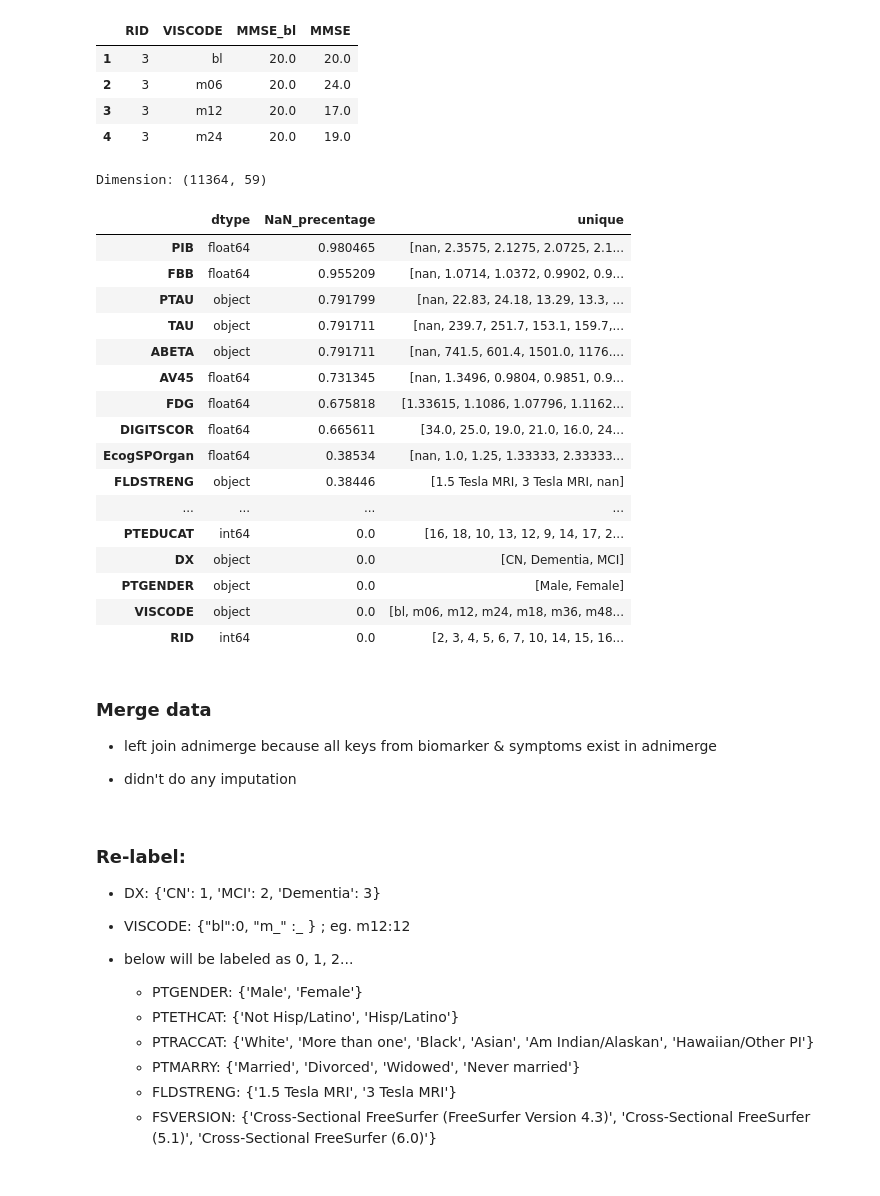
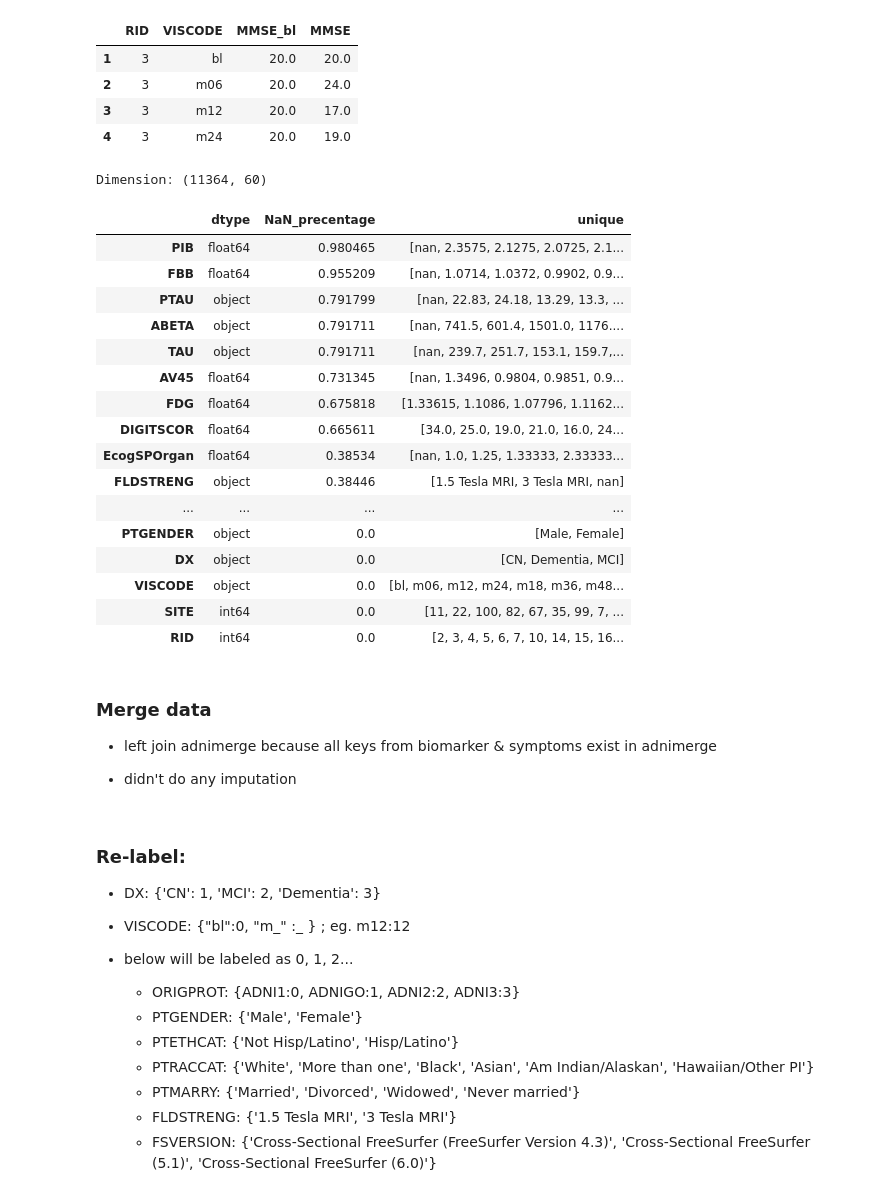
Before and after one commit to tctsung/AD_boosting, a Jupyter notebook: adni_merge.ipynb, the cells around one changed output. Drawn from its saved outputs; the diff is of its cells as text; code cells hidden in the pictures.

```diff
--- a/adni_merge.ipynb
+++ b/adni_merge.ipynb
@@ -181,32 +198,32 @@ check_bl.loc[check_bl["RID"]==3]
 # %%
 # adnimerge_r.loc[adnimerge_r["ORIGPROT"]=="ADNI3"]["VISCODE"].value_counts()
 # > ADNI3 still have quite a few time points
 adnimerge = adnimerge_r.loc[:,
                   ~(adnimerge_r.columns.str.contains('(DATE|Month|Year)')) & # drop date related feature
                   ~(adnimerge_r.columns.str.contains('_bl$'))
                ].reset_index(drop=True)
-adnimerge.drop(['COLPROT',"ORIGPROT","PTID",'update_stamp','M'], axis=1, inplace=True)
+adnimerge.drop(['COLPROT',"PTID",'update_stamp','M'], axis=1, inplace=True)
 adnimerge = adnimerge.loc[~adnimerge["DX"].isnull()]
 d_overview(adnimerge)
 # adnimerge.VISCODE[adnimerge.VISCODE.isnull()]  # no missing in VISCODE
 # %% [output]
-Dimension: (11364, 59)
+Dimension: (11364, 60)
 |  | dtype | NaN_precentage | unique |
 | PIB | float64 | 0.980465 | [nan, 2.3575, 2.1275, 2.0725, 2.1... |
 | FBB | float64 | 0.955209 | [nan, 1.0714, 1.0372, 0.9902, 0.9... |
 | PTAU | object | 0.791799 | [nan, 22.83, 24.18, 13.29, 13.3, ... |
+| ABETA | object | 0.791711 | [nan, 741.5, 601.4, 1501.0, 1176.... |
 | TAU | object | 0.791711 | [nan, 239.7, 251.7, 153.1, 159.7,... |
-| ABETA | object | 0.791711 | [nan, 741.5, 601.4, 1501.0, 1176.... |
 | AV45 | float64 | 0.731345 | [nan, 1.3496, 0.9804, 0.9851, 0.9... |
 | FDG | float64 | 0.675818 | [1.33615, 1.1086, 1.07796, 1.1162... |
 | DIGITSCOR | float64 | 0.665611 | [34.0, 25.0, 19.0, 21.0, 16.0, 24... |
 | EcogSPOrgan | float64 | 0.38534 | [nan, 1.0, 1.25, 1.33333, 2.33333... |
 | FLDSTRENG | object | 0.38446 | [1.5 Tesla MRI, 3 Tesla MRI, nan] |
 | ... | ... | ... | ... |
-| PTEDUCAT | int64 | 0.0 | [16, 18, 10, 13, 12, 9, 14, 17, 2... |
+| PTGENDER | object | 0.0 | [Male, Female] |
 | DX | object | 0.0 | [CN, Dementia, MCI] |
-| PTGENDER | object | 0.0 | [Male, Female] |
 | VISCODE | object | 0.0 | [bl, m06, m12, m24, m18, m36, m48... |
+| SITE | int64 | 0.0 | [11, 22, 100, 82, 67, 35, 99, 7, ... |
 | RID | int64 | 0.0 | [2, 3, 4, 5, 6, 7, 10, 14, 15, 16... |
 # %% [markdown]
 ### Merge data
@@ -229,6 +246,7 @@ df_3to1.replace(["Unknown"], np.nan, inplace=True)
 
 - below will be labeled as 0, 1, 2...
 
+    - ORIGPROT: {ADNI1:0, ADNIGO:1, ADNI2:2, ADNI3:3}
     - PTGENDER: {'Male', 'Female'}
     - PTETHCAT: {'Not Hisp/Latino', 'Hisp/Latino'}
     - PTRACCAT: {'White', 'More than one', 'Black', 'Asian', 'Am Indian/Alaskan', 'Hawaiian/Other PI'}
```
Also changed, not shown: parts of 5 cells of this notebook, 2 other files.
